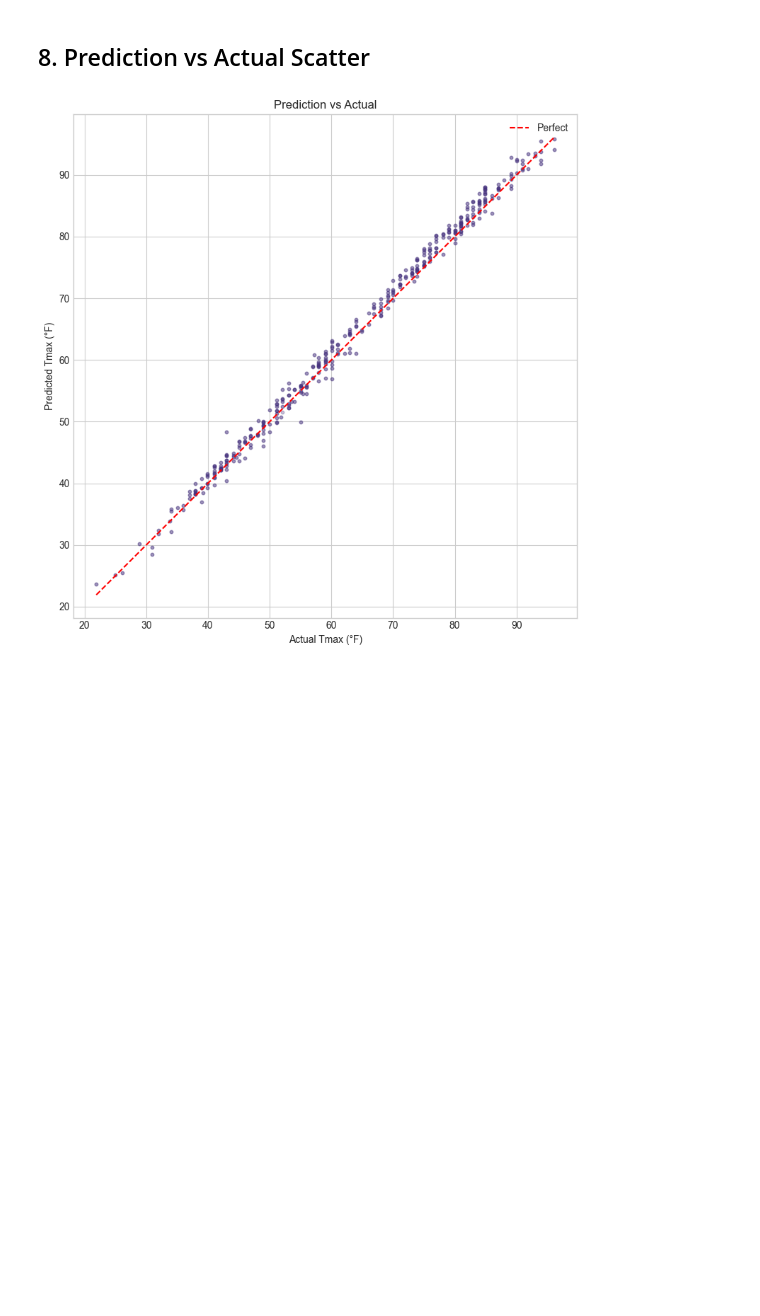
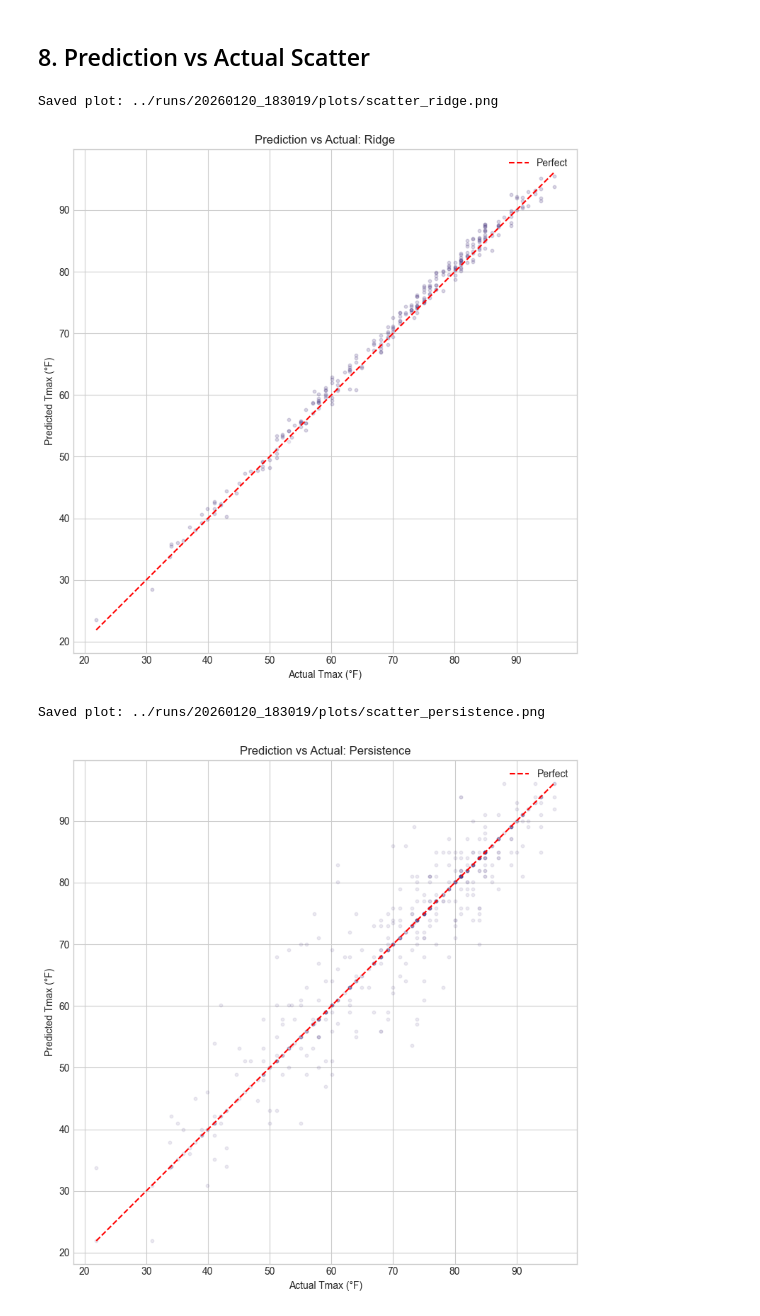
Before and after one commit to kyler505/temp-data-pipeline, a Jupyter notebook: notebooks/eval_daily_tmax_analysis.ipynb, the cells around one changed output. Saved outputs shown, nothing was run; the diff lists cells and outputs as text; code cells hidden in the pictures; blank space fills up the shorter version.

Commit message:
feat: Refactor ERA5 data fetching to yearly requests and add multi-model evaluation with structured artifact reporting.

```diff
--- a/notebooks/eval_daily_tmax_analysis.ipynb
+++ b/notebooks/eval_daily_tmax_analysis.ipynb
@@ -222,0 +251,20 @@ if run_id and 'calibration' in metrics:
+# %%
+if results:
+    # Error vs Lead Time
+    plt.figure(figsize=(10, 6))
+
+    for name, data in results.items():
+        df = data['predictions_df']
+        if 'lead_hours' in df.columns:
+            # Calculate MAE per lead time
+            df['abs_err'] = (df['y_pred_f'] - df['y_true_f']).abs()
+            lead_mae = df.groupby('lead_hours')['abs_err'].mean()
+            plt.plot(lead_mae.index, lead_mae.values, marker='o', label=name)
+
+    plt.xlabel("Lead Time (Hours)")
+    plt.ylabel("MAE (°F)")
+    plt.title("Error Growth by Lead Time")
+    plt.legend()
+    plt.grid(True)
+    save_run_plot(plt.gcf(), "mae_by_lead_time.png", run_id, base_dir=Path('../runs'))
+    plt.show()
@@ -223,24 +274,32 @@ if run_id and 'calibration' in metrics:
 # %% [markdown]
 ## 8. Prediction vs Actual Scatter
 # %%
-if run_id:
-    fig, ax = plt.subplots(figsize=(8, 8))
+if results:
+    for name, data in results.items():
+        predictions_df = data['predictions_df']
+        fig, ax = plt.subplots(figsize=(8, 8))
 
-    x = predictions_df['y_true_f']
-    y = predictions_df['y_pred_f']
+        x = predictions_df['y_true_f']
+        y = predictions_df['y_pred_f']
 
-    ax.scatter(x, y, alpha=0.3, s=10)
+        ax.scatter(x, y, alpha=0.1, s=10)
 
-    # Perfect line
-    lims = [min(x.min(), y.min()), max(x.max(), y.max())]
-    ax.plot(lims, lims, 'r--', label='Perfect')
+        # Perfect line
+        lims = [min(x.min(), y.min()), max(x.max(), y.max())]
+        ax.plot(lims, lims, 'r--', label='Perfect')
 
-    ax.set_xlabel('Actual Tmax (°F)')
-    ax.set_ylabel('Predicted Tmax (°F)')
-    ax.set_title('Prediction vs Actual')
-    ax.legend()
-    ax.set_aspect('equal')
-    plt.tight_layout()
-    plt.show()
+        ax.set_xlabel('Actual Tmax (°F)')
+        ax.set_ylabel('Predicted Tmax (°F)')
+        ax.set_title(f'Prediction vs Actual: {name}')
+        ax.legend()
+        ax.set_aspect('equal')
+        plt.tight_layout()
+
+        # Save plot for each model
+        save_run_plot(fig, f"scatter_{name.replace(' ', '_').lower()}.png", run_id, base_dir=Path('../runs'))
+        plt.show()
 # %% [output]
+Saved plot: ../runs/20260120_183019/plots/scatter_ridge.png
-[figure, old version]
+[figure, new version]
+Saved plot: ../runs/20260120_183019/plots/scatter_persistence.png
+[figure, added]
```
Also changed, not shown: parts of 17 cells of this notebook, 29 other files.
